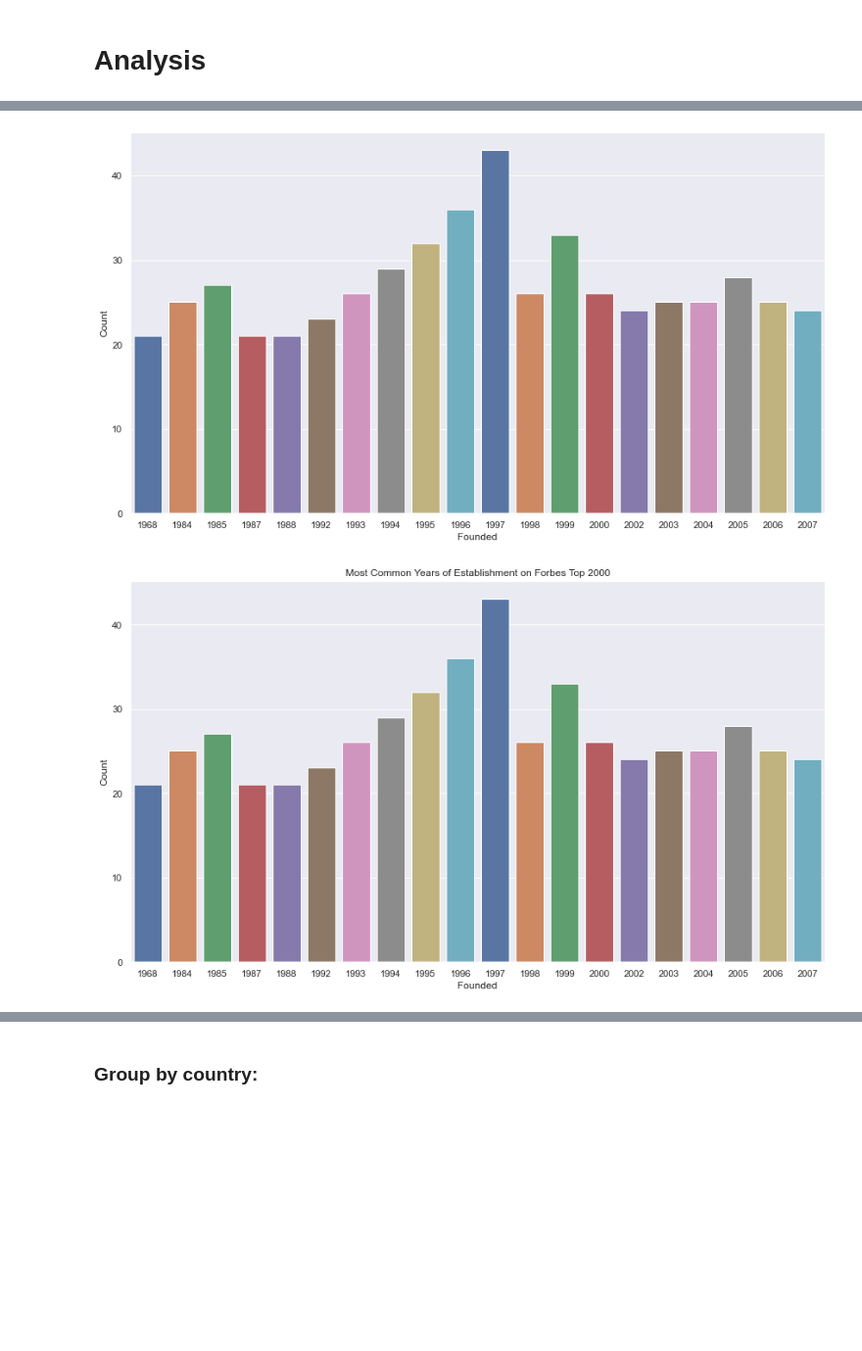
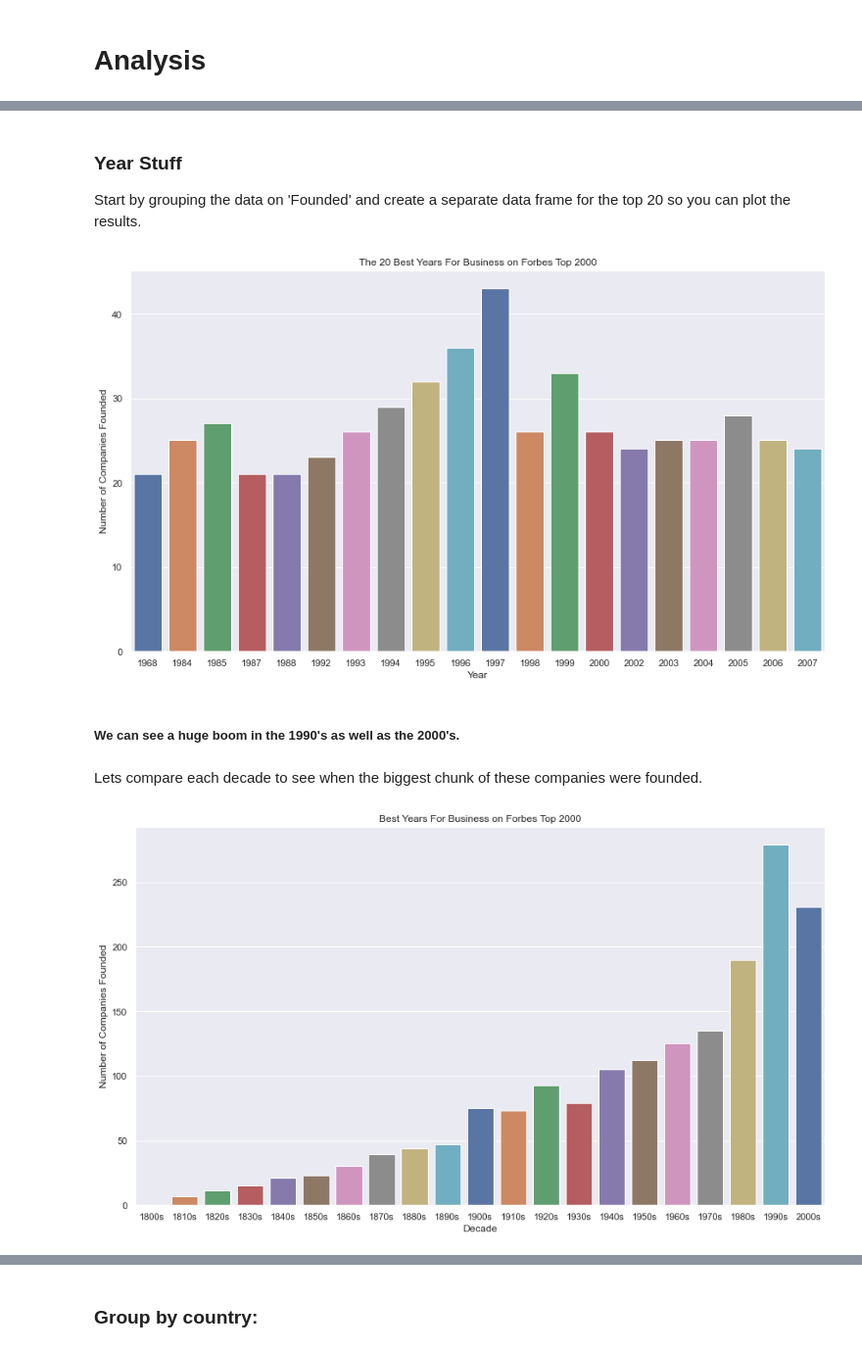
Before and after one commit to valfera/Forbes2000, a Jupyter notebook: Forbes2000Analysis.ipynb, the cells around one changed output, grey strips where cells are left out. Shown at 98% size. Cells and saved outputs as stored; diff of their text form; code cells hidden in the pictures; blank space fills up the shorter version.

```diff
--- a/Forbes2000Analysis.ipynb
+++ b/Forbes2000Analysis.ipynb
@@ -242,0 +201,3 @@ forbes_FoundedCountTop
+# %% [markdown]
+### Year Stuff
+Start by grouping the data on 'Founded' and create a separate data frame for the top 20 so you can plot the results.
@@ -243,10 +213,29 @@ forbes_FoundedCountTop
 # %%
 sns.set(rc={'figure.figsize':(14.7,8.27)})
-founded_bar = sns.barplot(x = 'Founded', y = 'Count', data = forbes_FoundedCountTop, palette = 'deep')
+
+founded_bar = sns.barplot(x = 'Year', y = 'Number of Companies Founded', data = forbes_FoundedCountTop, palette = 'deep').set_title("The 20 Best Years For Business on Forbes Top 2000")
 # %% [output]
-[figure, old version]
+[figure, new version]
+# %% [markdown]
+##### We can see a huge boom in the 1990's as well as the 2000's.
+# %% [markdown]
+Lets compare each decade to see when the biggest chunk of these companies were founded.
+# %%
+forbes_FoundedDecade = pd.DataFrame(data=forbes)
+
+lbls = ['1800s', '1810s', '1820s', '1830s', '1840s', '1850s', '1860s', '1870s', '1880s', '1890s', '1900s', '1910s', '1920s', '1930s', '1940s', '1950s', '1960s', '1970s', '1980s', '1990s', '2000s']
+forbes_FoundedDecade['Decade'] = pd.cut(forbes.Founded, range(1800,2020,10), right=False, labels = lbls)
+# %%
+forbes_FoundedDecade = forbes_FoundedDecade.groupby('Decade', as_index = False).count()
+
+forbes_FoundedDecade = forbes_FoundedDecade.rename(columns = {'Rank': 'Number of Companies Founded'})
+
+forbes_FoundedDecade = forbes_FoundedDecade.sort_values(by = ['Decade'], ascending = False)
+
+forbes_FoundedDecadeTop = forbes_FoundedDecade.iloc[:20]
 # %%
 sns.set(rc={'figure.figsize':(14.7,8.27)})
-founded_bar = sns.barplot(x = 'Founded', y = 'Count', data = forbes_FoundedCountTop, palette = 'deep').set_title("Most Common Years of Establishment on Forbes Top 2000")
+
+founded_bar = sns.barplot(x = 'Decade', y = 'Number of Companies Founded', data = forbes_FoundedDecadeTop, palette = 'deep').set_title("Best Years For Business on Forbes Top 2000")
 # %% [output]
-[figure, old version]
+[figure, new version]
```
Also changed, not shown: parts of 70 cells of this notebook.
